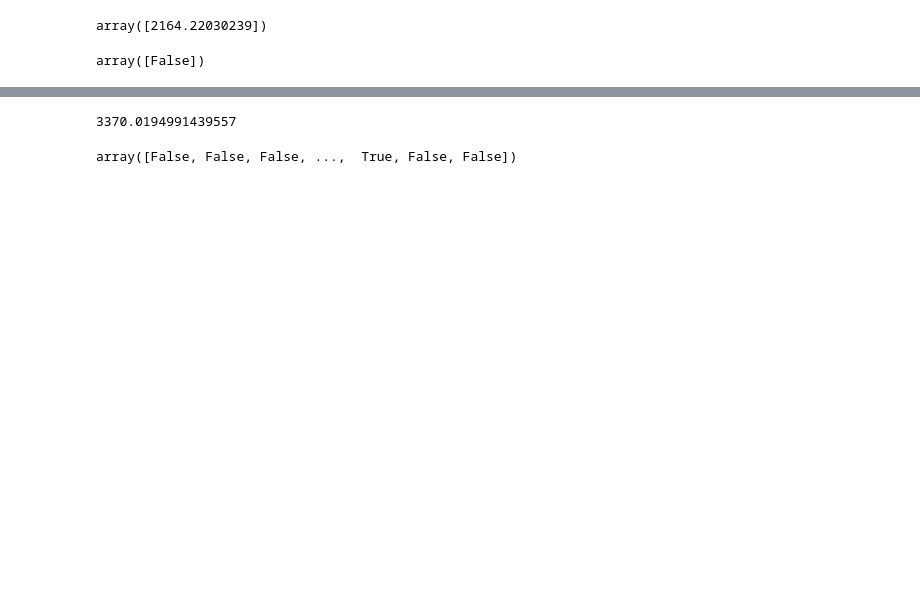
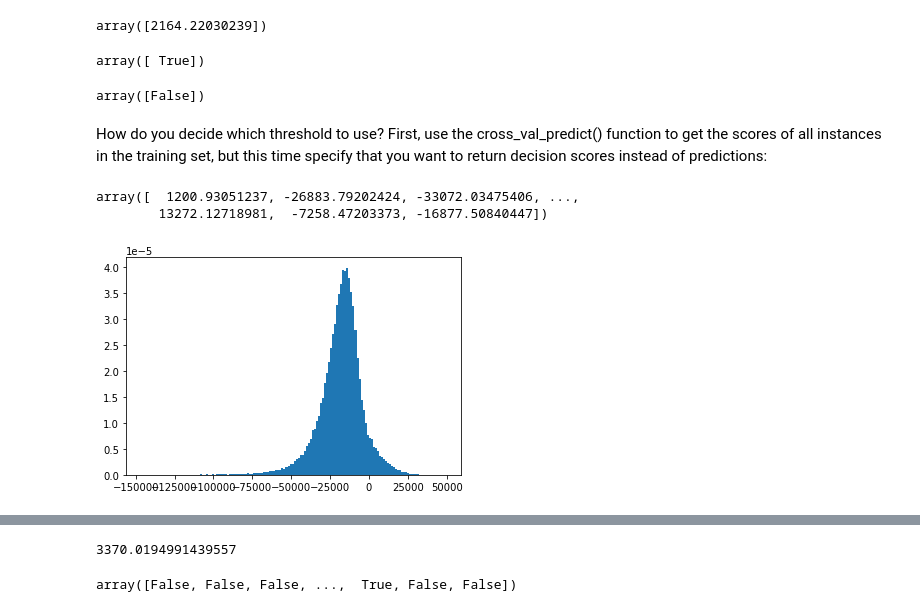
Before and after one commit to boyuan-li/Scikit-Learn-and-TensorFlow, a Jupyter notebook: Chapter 3. Classification.ipynb, the cells around one changed output, grey strips where cells are left out. Drawn from its saved outputs; the diff is of its cells as text; code cells hidden in the pictures; blank space fills up the shorter version.

```diff
--- a/Chapter 3. Classification.ipynb
+++ b/Chapter 3. Classification.ipynb
@@ -140,14 +183,32 @@ array([2164.22030239])
 # %%
 threshold = 0
 y_some_digit_pred = (y_scores > threshold)
+y_some_digit_pred
+# %% [output]
+array([ True])
 # %%
 threshold = 8000
 y_some_digit_pred = (y_scores > threshold)
 y_some_digit_pred
 # %% [output]
 array([False])
+# %% [markdown]
+How do you decide which threshold to use? First, use the cross_val_predict() function to get the scores of all instances in the training set, but this time specify that you want to return decision scores instead of predictions:
 # %%
-y_scores = cross_val_predict(sgd_clf, X_train, y_train_5, cv = 3, method = 'decision_function')
+y_scores = cross_val_predict(estimator = sgd_clf,
+                             X = X_train,
+                             y = y_train_5,
+                             cv = 3,
+                             method = 'decision_function')
+y_scores
+# %% [output]
+array([  1200.93051237, -26883.79202424, -33072.03475406, ...,
+        13272.12718981,  -7258.47203373, -16877.50840447])
+# %%
+plt.hist(y_scores, bins = 150, density = True)
+plt.show()
+# %% [output]
+[figure, added]
 # %%
 from sklearn.metrics import precision_recall_curve
 
```
Also changed, not shown: parts of 87 cells of this notebook.
